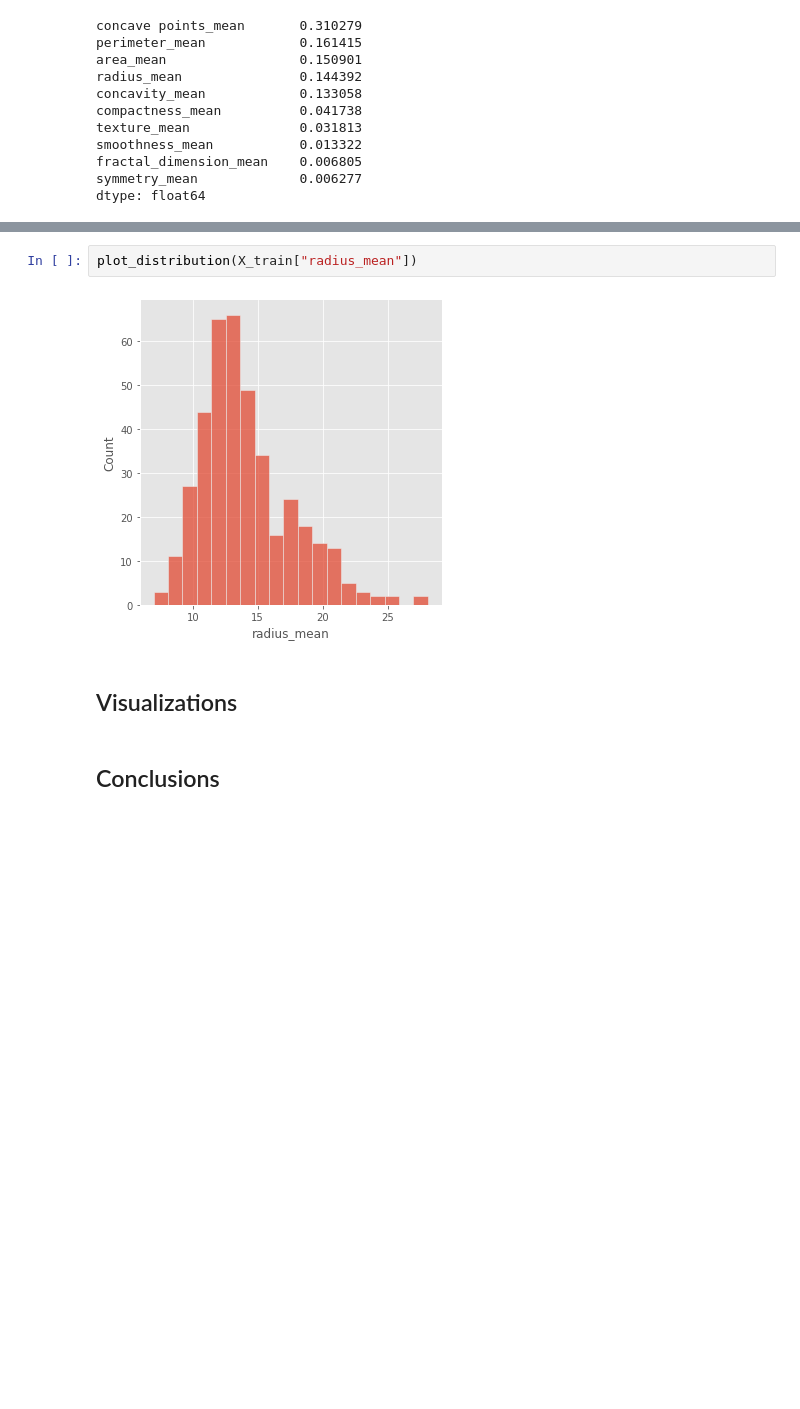
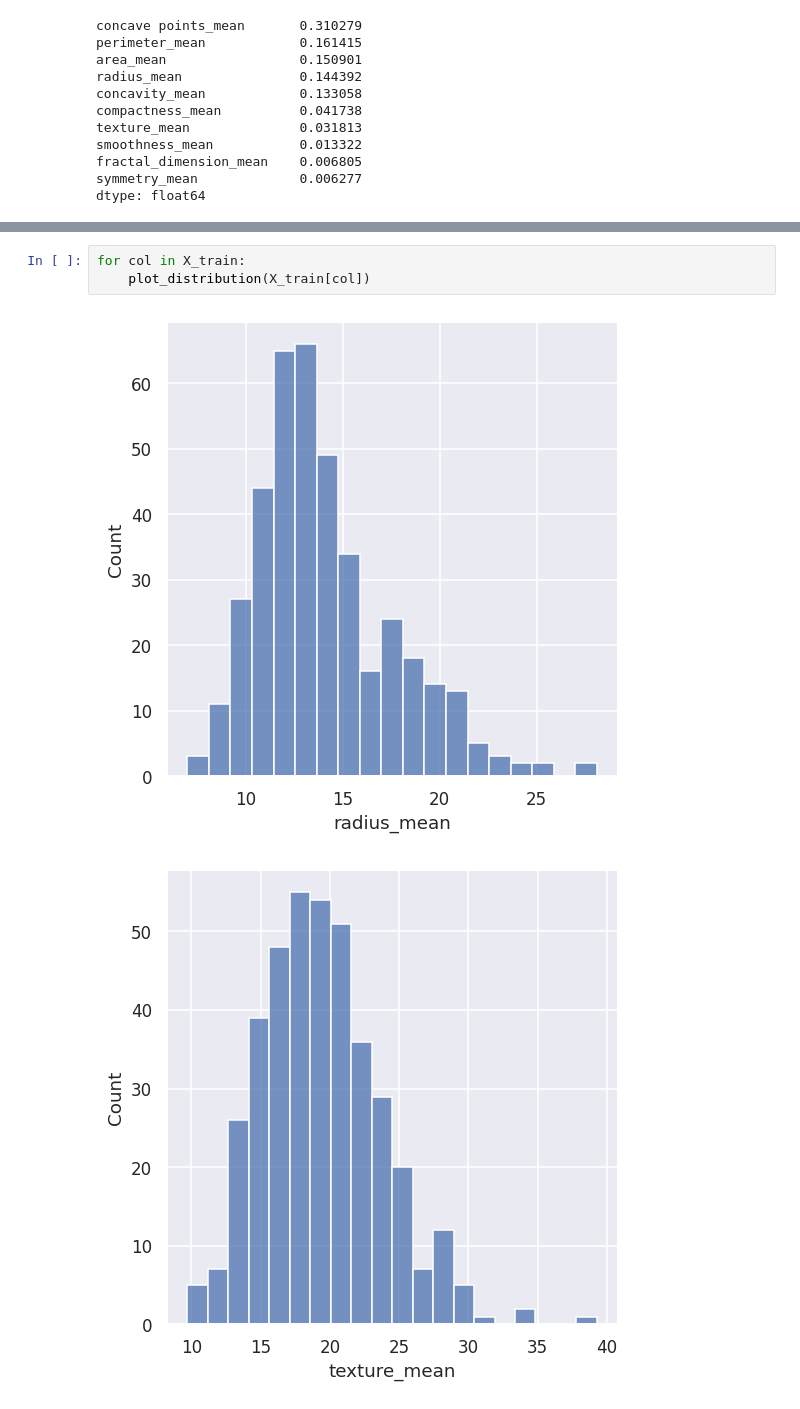
Before and after one commit to Research-Topics-in-Data-Mining/missingness-effect-complete-dataset, a Jupyter notebook: notebooks/Research Topics Project.ipynb, the cells around one changed output, grey strips where cells are left out. Saved outputs shown, nothing was run; the diff lists cells and outputs as text; blank space fills up the shorter version.

Commit message:
Add distribution for every feature column

```diff
--- a/notebooks/Research Topics Project.ipynb
+++ b/notebooks/Research Topics Project.ipynb
@@ -96,8 +100,6 @@ plot_correlation_matrix(X_train)
-# %%
-plot_distribution(X_train["radius_mean"])
-# %% [output]
-[figure, removed]
-# %% [markdown]
-## Visualizations
-# %% [markdown]
-## Conclusions
+# %%
+for col in X_train:
+    plot_distribution(X_train[col])
+# %% [output]
+[figure, added]
+[figure, added]
```
Also changed, not shown: parts of 5 cells of this notebook.
